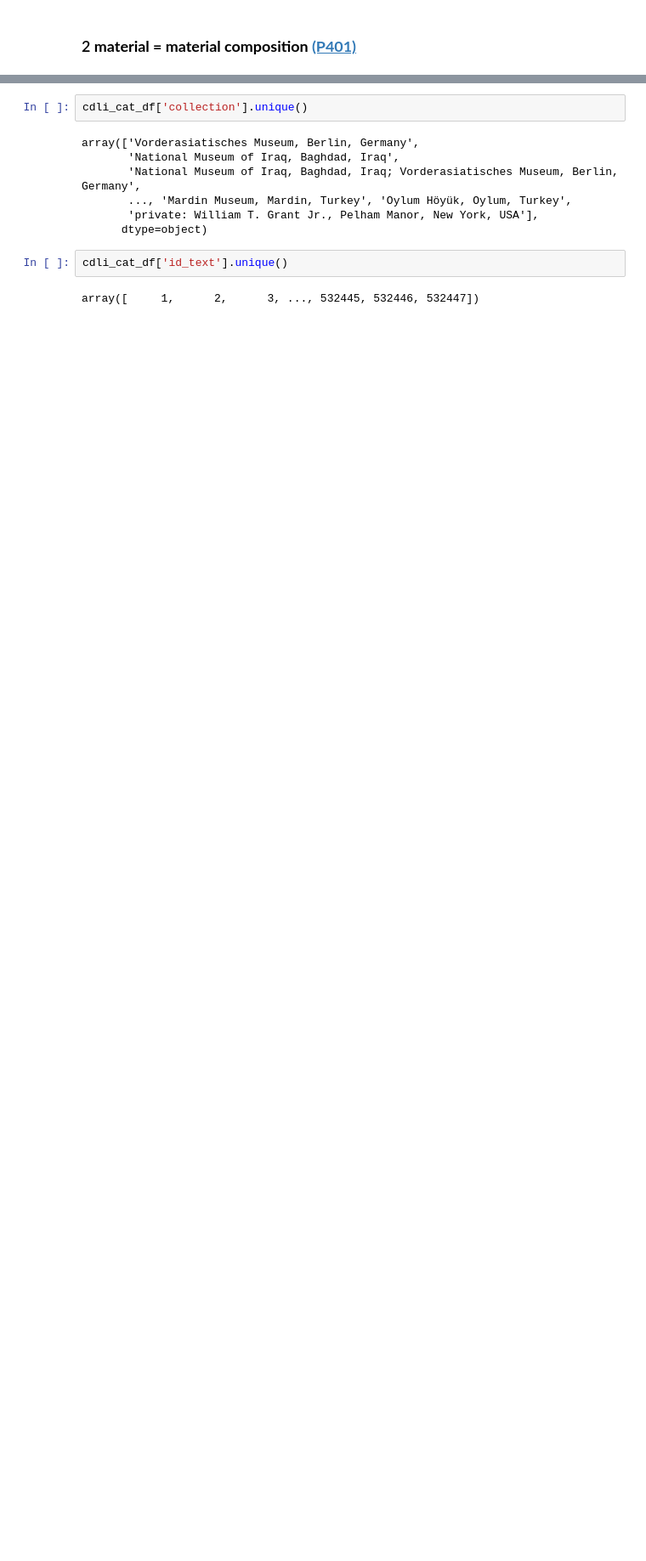
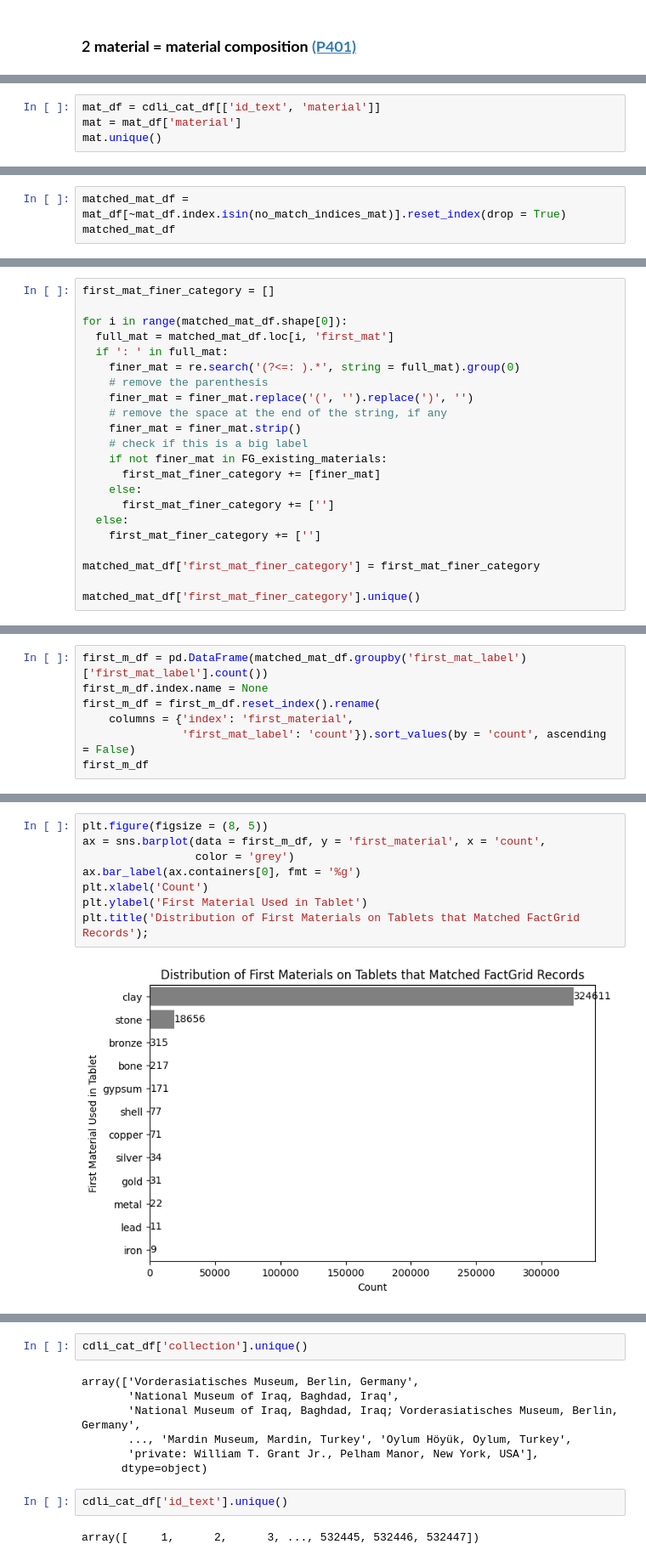
Before and after one commit to ancient-world-citation-analysis/CDLI2LoD, a Jupyter notebook: cdli_cat.ipynb, the cells around one changed output, grey strips where cells are left out. Shown: that part at 85% size. Saved outputs shown, nothing was run; the diff lists cells and outputs as text; blank space fills up the shorter version.

```diff
--- a/cdli_cat.ipynb
+++ b/cdli_cat.ipynb
@@ -642,0 +704,4 @@ mat_reference
+# %%
+mat_df = cdli_cat_df[['id_text', 'material']]
+mat = mat_df['material']
+mat.unique()
@@ -642,0 +860,3 @@ mat_reference
+# %%
+matched_mat_df = mat_df[~mat_df.index.isin(no_match_indices_mat)].reset_index(drop = True)
+matched_mat_df
@@ -642,0 +892,22 @@ mat_reference
+# %%
+first_mat_finer_category = []
+
+for i in range(matched_mat_df.shape[0]):
+  full_mat = matched_mat_df.loc[i, 'first_mat']
+  if ': ' in full_mat:
+    finer_mat = re.search('(?<=: ).*', string = full_mat).group(0)
+    # remove the parenthesis
+    finer_mat = finer_mat.replace('(', '').replace(')', '')
+    # remove the space at the end of the string, if any
+    finer_mat = finer_mat.strip()
+    # check if this is a big label
+    if not finer_mat in FG_existing_materials:
+      first_mat_finer_category += [finer_mat]
+    else:
+      first_mat_finer_category += ['']
+  else:
+    first_mat_finer_category += ['']
+
+matched_mat_df['first_mat_finer_category'] = first_mat_finer_category
+
+matched_mat_df['first_mat_finer_category'].unique()
@@ -666,0 +959,7 @@ array(['clay', 'gypsum', 'stone: steatite', 'stone: limestone', 'stone',
+# %%
+first_m_df = pd.DataFrame(matched_mat_df.groupby('first_mat_label')['first_mat_label'].count())
+first_m_df.index.name = None
+first_m_df = first_m_df.reset_index().rename(
+    columns = {'index': 'first_material',
+               'first_mat_label': 'count'}).sort_values(by = 'count', ascending = False)
+first_m_df
@@ -666,0 +980,10 @@ array(['clay', 'gypsum', 'stone: steatite', 'stone: limestone', 'stone',
+# %%
+plt.figure(figsize = (8, 5))
+ax = sns.barplot(data = first_m_df, y = 'first_material', x = 'count',
+                 color = 'grey')
+ax.bar_label(ax.containers[0], fmt = '%g')
+plt.xlabel('Count')
+plt.ylabel('First Material Used in Tablet')
+plt.title('Distribution of First Materials on Tablets that Matched FactGrid Records');
+# %% [output]
+[figure, added]
```
Also changed, not shown: parts of 62 cells of this notebook.
